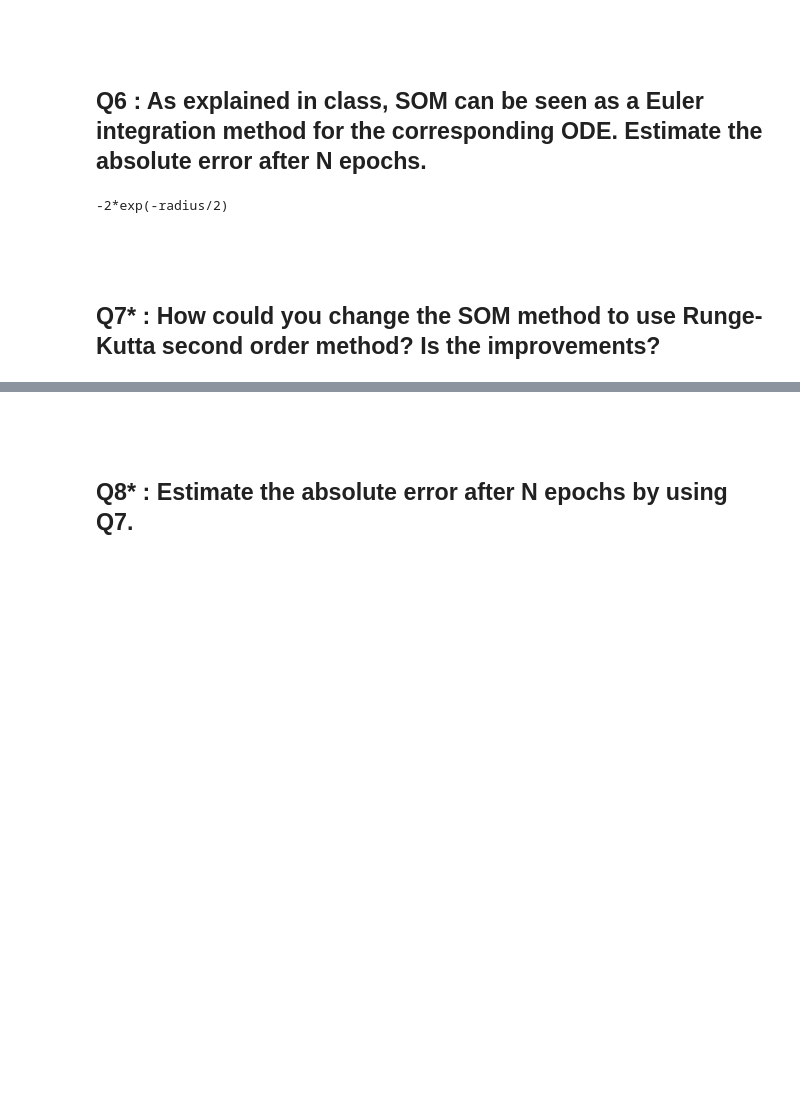
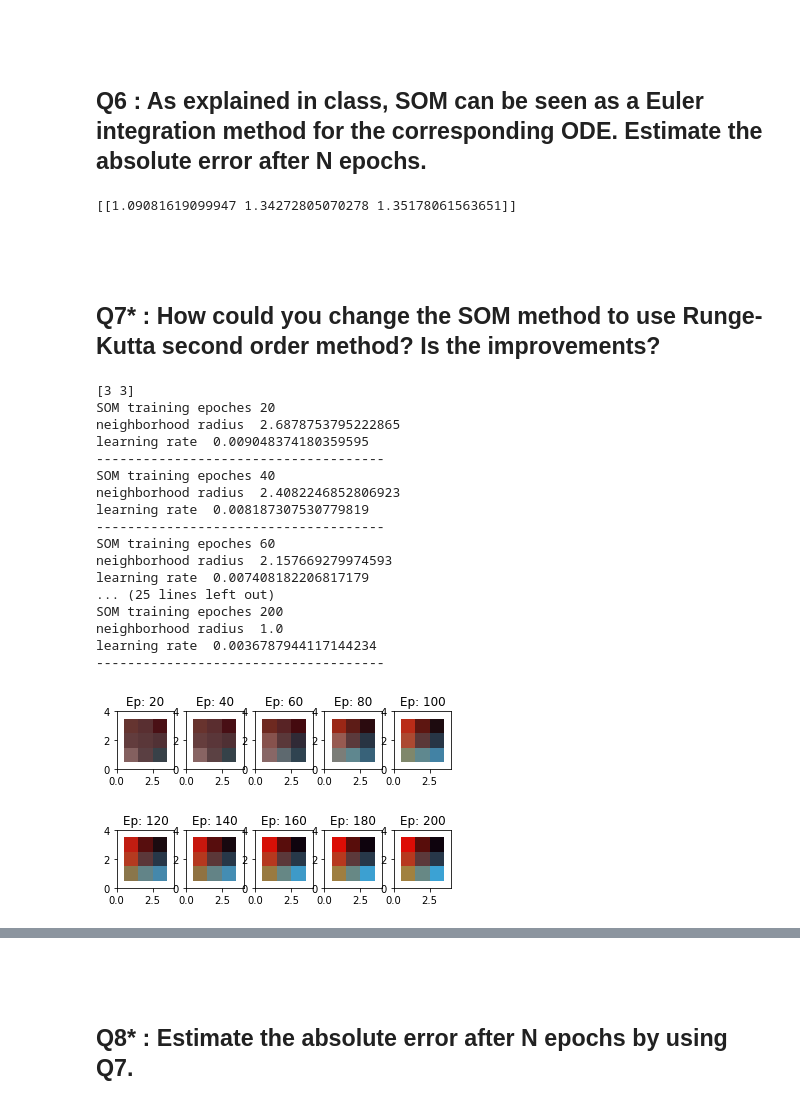
Before and after one commit to gundruke/TMBD-project-3, a Jupyter notebook: Answers.ipynb, the cells around one changed output, grey strips where cells are left out. Drawn from its saved outputs; the diff is of its cells as text; code cells hidden in the pictures; blank space fills up the shorter version.

Commit message:
Questions 7 and 8 - with error in 8

```diff
--- a/Answers.ipynb
+++ b/Answers.ipynb
@@ -273,10 +266,33 @@ quantization_error_test(trunc_data, cd)
 from scripts.our_som1_6 import SOM as SOM_1_6
 som_1_6 = SOM_1_6(3,3,3)
 n = 200
-h,w = som_abs_error(som_1_6, trunc_data, num_epochs=n, init_learning_rate=0.01)
-print(h)
+error = som_abs_error(som_1_6, trunc_data, num_epochs=n, init_learning_rate=0.01)
+print(error)
 # %% [output]
--2*exp(-radius/2)
+[[1.09081619099947 1.34272805070278 1.35178061563651]]
 # %% [markdown]
 <br /> <br />
 ## **Q7\* :** How could you change the SOM method to use Runge-Kutta second order method? Is the improvements?
+# %%
+from scripts.our_som1_7 import SOM as SOM_1_7
+som_1_7 = SOM_1_7(3,3,3)
+joined_df, clustered_df = som_train_predict(som_1_7, trunc_data, agri_data, num_epochs=200, init_learning_rate=0.01)
+# %% [output]
+[3 3]
+SOM training epoches 20
+neighborhood radius  2.6878753795222865
+learning rate  0.009048374180359595
+-------------------------------------
+SOM training epoches 40
+neighborhood radius  2.4082246852806923
+learning rate  0.008187307530779819
+-------------------------------------
+SOM training epoches 60
+neighborhood radius  2.157669279974593
+learning rate  0.007408182206817179
+... (25 lines left out)
+SOM training epoches 200
+neighborhood radius  1.0
+learning rate  0.0036787944117144234
+-------------------------------------
+[figure, added]
```
Also changed, not shown: parts of 24 cells of this notebook, 3 other files.
